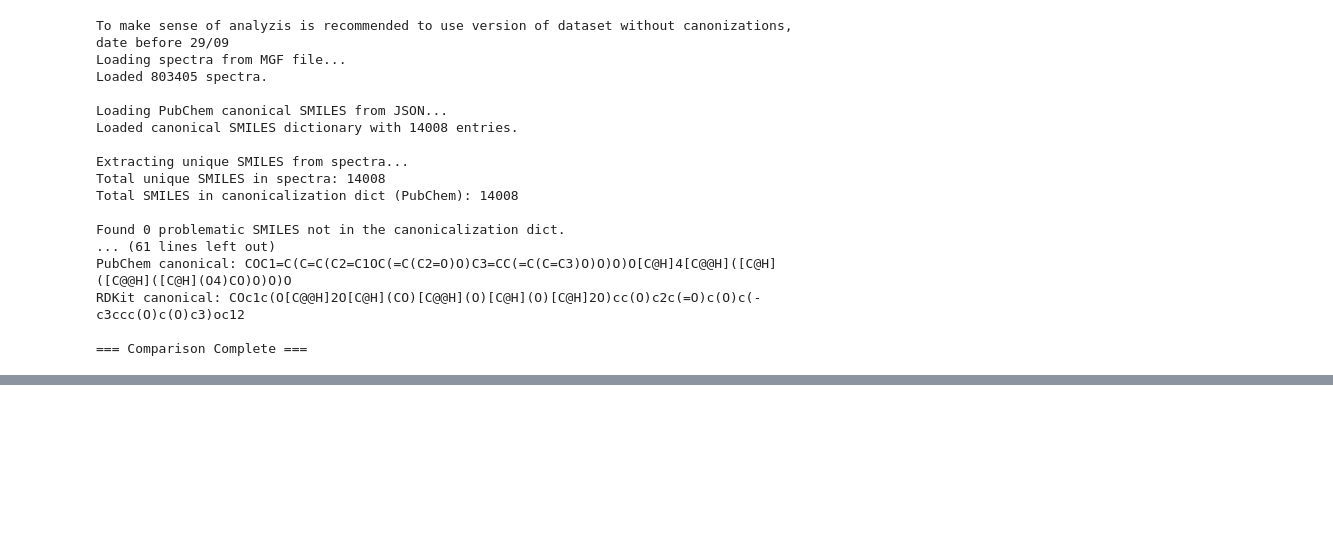
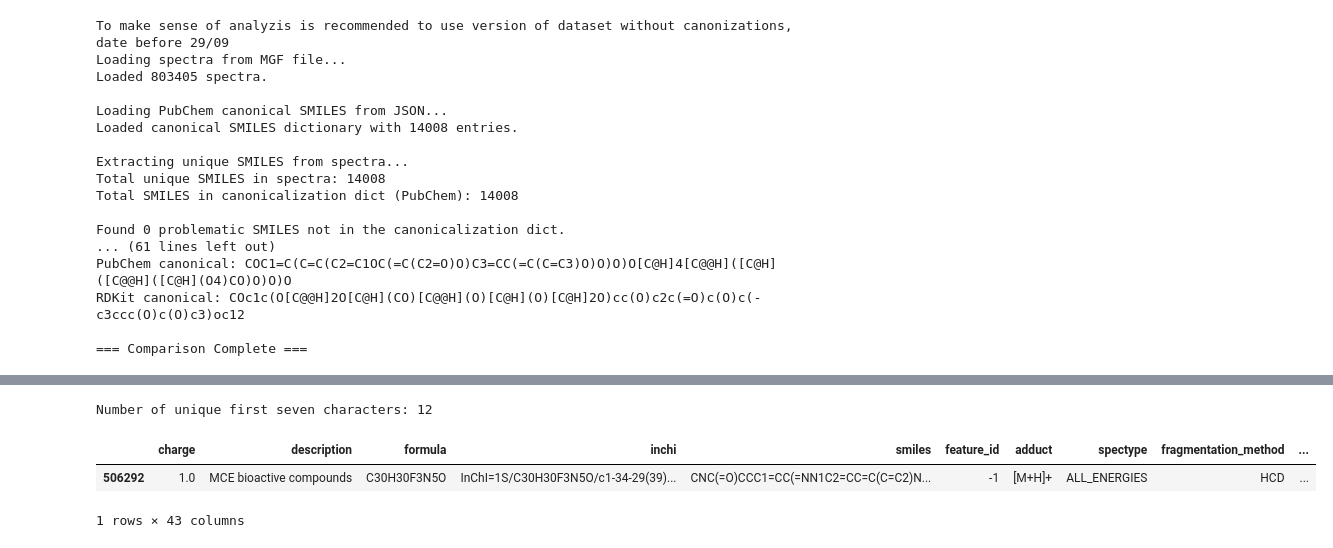
Before and after one commit to Jozefov/MassSpecGymMSn, a Jupyter notebook: notebooks/MSn/dataset_analysis/dataset_statistics.ipynb, the cells around one changed output, grey strips where cells are left out. Drawn from its saved outputs; the diff is of its cells as text; code cells hidden in the pictures; blank space fills up the shorter version.

Commit message:
adding statistcis for missing root nodes

```diff
--- a/notebooks/MSn/dataset_analysis/dataset_statistics.ipynb
+++ b/notebooks/MSn/dataset_analysis/dataset_statistics.ipynb
@@ -212,0 +219,10 @@ RDKit canonical: COc1c(O[C@@H]2O[C@H](CO)[C@@H](O)[C@H](O)[C@H]2O)cc(O)c2c(=O)c(
+# %%
+file_mgf = "/Users/macbook/CODE/Majer:MassSpecGym/data/MSn/20241211_msn_library_pos_all_lib_MSn.mgf"
+
+spectra = list(load_from_mgf(str(file_mgf)))
+# %%
+metadata = pd.DataFrame([s.metadata for s in spectra])
+# %%
+metadata = metadata[metadata["spectype"] == "ALL_ENERGIES"]
+# %%
+metadata = compute_root_mol_freq(metadata, col_name="inchi_aux")
@@ -212,0 +253,14 @@ RDKit canonical: COc1c(O[C@@H]2O[C@H](CO)[C@@H](O)[C@H](O)[C@H]2O)cc(O)c2c(=O)c(
+# %%
+unique_prefixes = set(identifier.split('_')[0] for identifier in identifiers_root_missing)
+
+num_unique = len(unique_prefixes)
+
+print(f"Number of unique first seven characters: {num_unique}")
+# %% [output]
+Number of unique first seven characters: 12
+# %%
+metadata[metadata["identifier"] == '0061787_0000000']
+# %% [output]
+|  | charge | description | formula | inchi | smiles | feature_id | adduct | spectype | fragmentation_method | ... |
+| 506292 | 1.0 | MCE bioactive compounds | C30H30F3N5O | InChI=1S/C30H30F3N5O/c1-34-29(39)... | CNC(=O)CCC1=CC(=NN1C2=CC=C(C=C2)N... | -1 | [M+H]+ | ALL_ENERGIES | HCD | ... |
+1 rows × 43 columns
```
Also changed, not shown: parts of 13 cells of this notebook, 1 other file.
